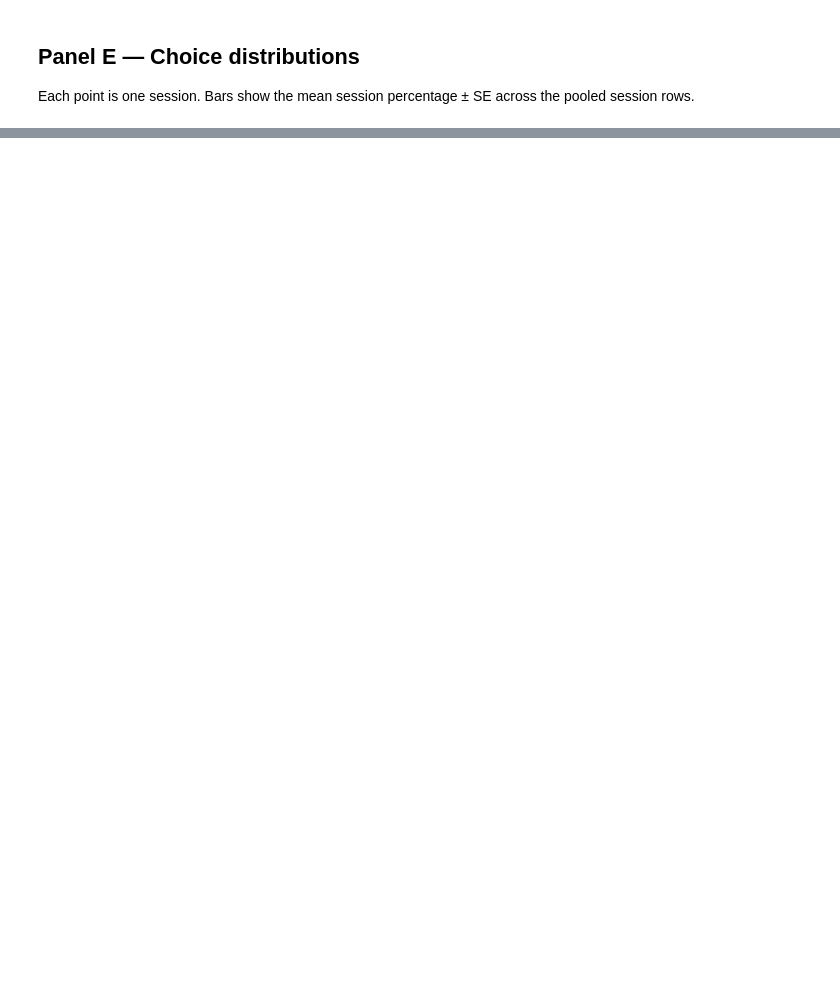
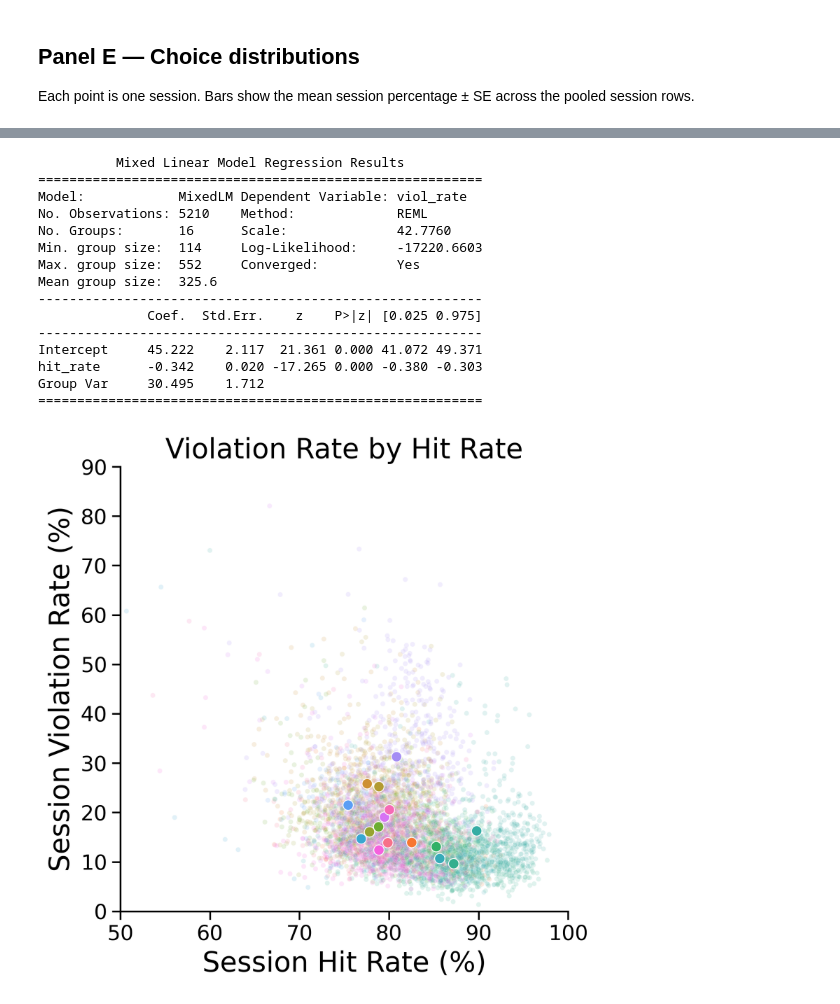
Before and after one commit to Brody-Lab/Breda-Violations-GLM-PLOSOne, a Jupyter notebook: notebooks/fig01.ipynb, the cells around one changed output, grey strips where cells are left out. Saved outputs shown, nothing was run; the diff lists cells and outputs as text; code cells hidden in the pictures; blank space fills up the shorter version.

```diff
--- a/notebooks/fig01.ipynb
+++ b/notebooks/fig01.ipynb
@@ -317,0 +282,57 @@ session_summary["viol_rate_percentage"].describe().reset_index()
+# %%
+hit_violation_sessions = load_hit_violation_sessions()
+hit_violation_animals = load_hit_violation_animals()
+hit_violation_statistics = load_hit_violation_statistics()
+palette = animal_palette()
+
+fig, ax = plt.subplots(figsize=(6, 6))
+sns.scatterplot(
+    data=hit_violation_sessions,
+    x="hit_rate",
+    y="viol_rate",
+    hue="animal_id",
+    palette=palette,
+    alpha=0.15,
+    s=12,
+    legend=False,
+    ax=ax,
+)
+sns.scatterplot(
+    data=hit_violation_animals,
+    x="hit_rate",
+    y="viol_rate",
+    hue="animal_id",
+    palette=palette,
+    s=55,
+    legend=False,
+    ax=ax,
+)
+ax.set(
+    xlabel="Session Hit Rate (%)",
+    ylabel="Session Violation Rate (%)",
+    xlim=(50, 100),
+    ylim=(0, 90),
+    title="Violation Rate by Hit Rate",
+)
+sns.despine(ax=ax)
+fig.tight_layout()
+save_figure(fig, "fig01f_violation_by_hit_rate")
+
+print(hit_violation_statistics["mixedlm_summary"])
+# %% [output]
+          Mixed Linear Model Regression Results
+=========================================================
+Model:            MixedLM Dependent Variable: viol_rate
+No. Observations: 5210    Method:             REML
+No. Groups:       16      Scale:              42.7760
+Min. group size:  114     Log-Likelihood:     -17220.6603
+Max. group size:  552     Converged:          Yes
+Mean group size:  325.6
+---------------------------------------------------------
+              Coef.  Std.Err.    z    P>|z| [0.025 0.975]
+---------------------------------------------------------
+Intercept     45.222    2.117  21.361 0.000 41.072 49.371
+hit_rate      -0.342    0.020 -17.265 0.000 -0.380 -0.303
+Group Var     30.495    1.712
+=========================================================
+[figure, added]
```
Also changed, not shown: parts of 11 cells of this notebook, 16 other files.
